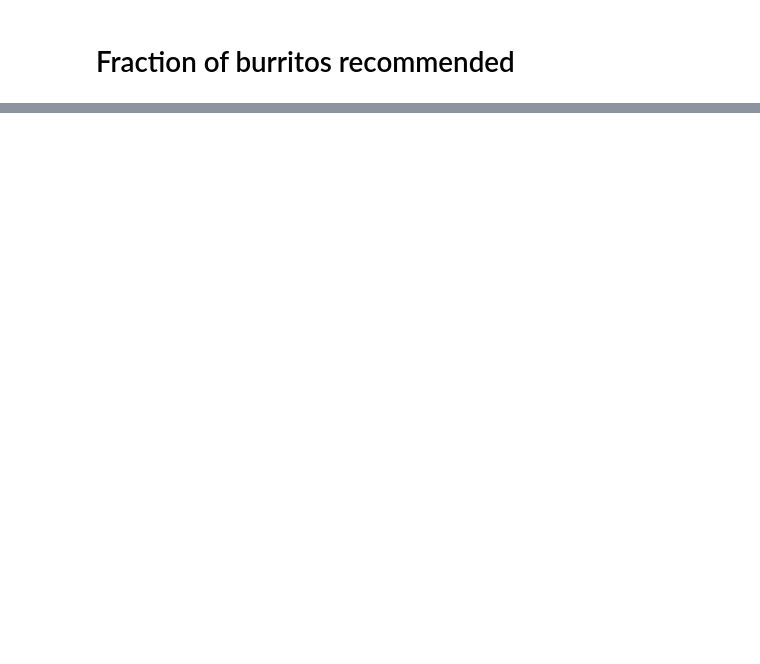
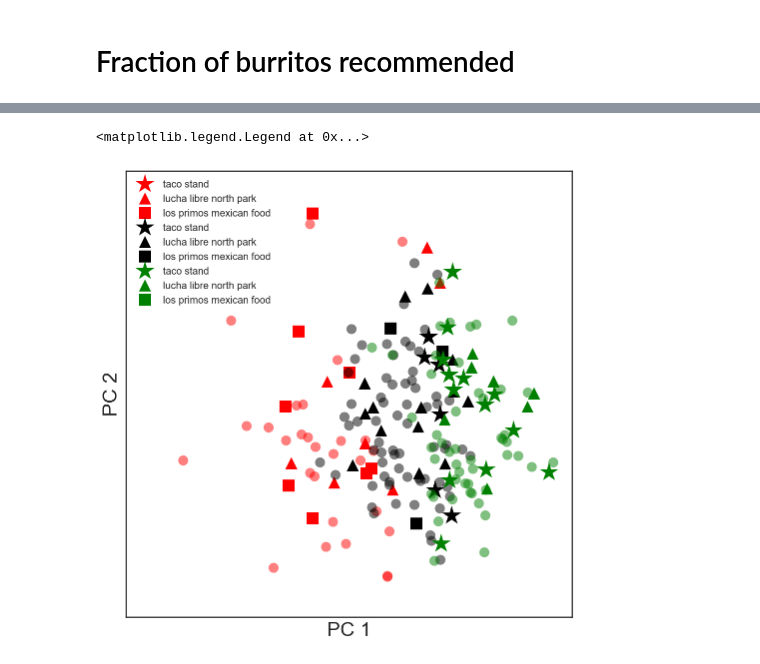
Before and after one commit to srcole/qwm, a Jupyter notebook: burrito/Burrito_characterize.ipynb, the cells around one changed output, grey strips where cells are left out. Drawn from its saved outputs; the diff is of its cells as text; code cells hidden in the pictures; blank space fills up the shorter version.

```diff
--- a/burrito/Burrito_characterize.ipynb
+++ b/burrito/Burrito_characterize.ipynb
@@ -271,0 +352,28 @@ plt.savefig('C:/gh/fig/burrito/'+figname + '.png')
+# %%
+plt.figure(figsize=(8,8))
+shops = ['taco stand','lucha libre north park','los primos mexican food']
+shops_marker = ['*','^','s']
+shops_ms = [20,12,12]
+overallcutoffs = [-.1, 3, 4, 5.1]
+overallcolors = ['r','k','g']
+
+
+for o in range(len(overallcolors)):
+    notshops = np.logical_and(df.Location != shops[0],np.logical_and(df.Location != shops[1],df.Location != shops[2]))
+    orange = np.logical_and(df.overall>=overallcutoffs[o],df.overall<overallcutoffs[o+1])
+    notshops = np.where(np.logical_and(notshops,orange))
+    plt.plot(dfpca_proj[0][notshops],dfpca_proj[1][notshops],'.',color=overallcolors[o],alpha=.5,ms=20)
+    for s in range(len(shops)):
+        burridx = np.where(np.logical_and(df.Location==shops[s],np.logical_and(df.overall>=overallcutoffs[o],df.overall<overallcutoffs[o+1])))
+        plt.plot(dfpca_proj[0][burridx],dfpca_proj[1][burridx],
+                 shops_marker[s],color=overallcolors[o],ms=shops_ms[s],label = shops[s])
+plt.xlim((-8,4.5))
+plt.ylim((-3,4))
+plt.xlabel('PC 1',size=20)
+plt.ylabel('PC 2',size=20)
+plt.xticks([])
+plt.yticks([])
+plt.legend(loc='best')
+# %% [output]
+<matplotlib.legend.Legend at 0x...>
+[figure, added]
```
Also changed, not shown: parts of 33 cells of this notebook, 5 other files.
